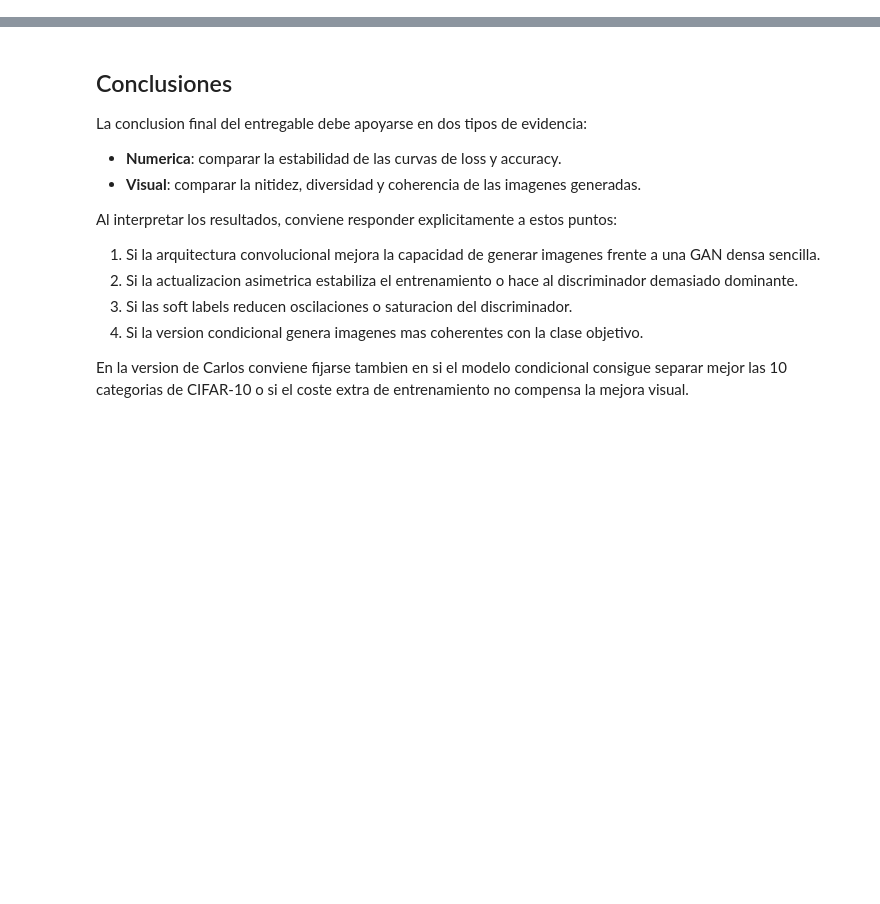
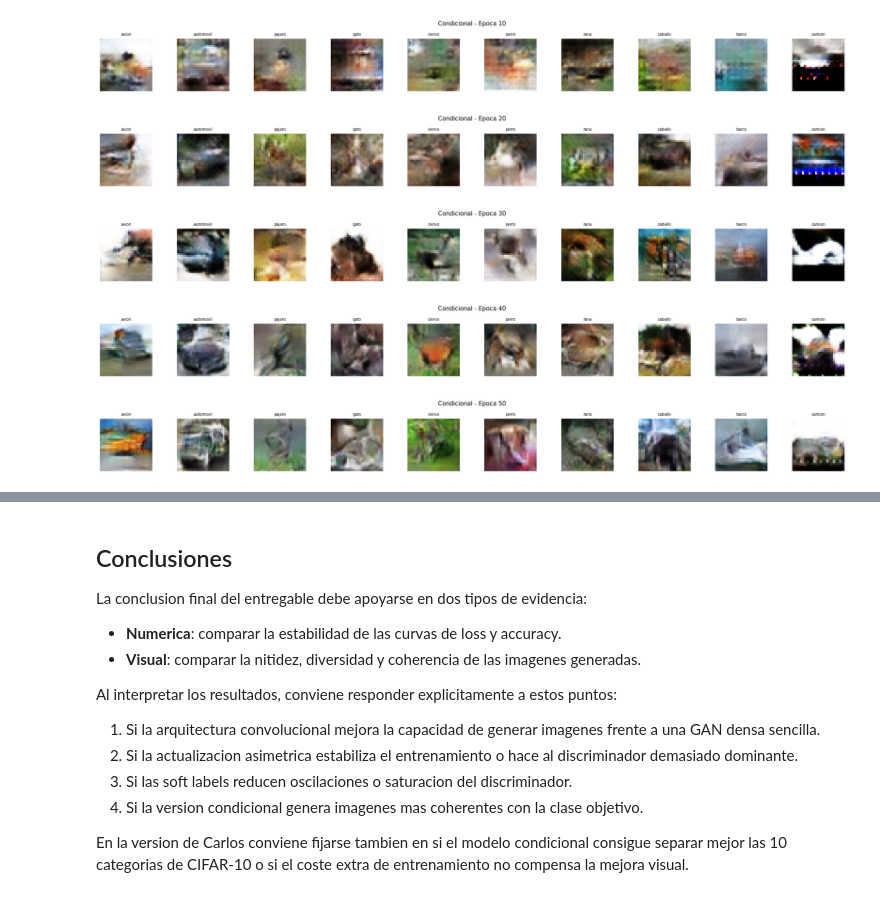
Before and after one commit to rogoraul/Practica4Profundo, a Jupyter notebook: EntregaCarlos/P4_Entregable_Carlos.ipynb, the cells around one changed output, grey strips where cells are left out. Cells and saved outputs as stored; diff of their text form; code cells hidden in the pictures; blank space fills up the shorter version.

```diff
--- a/EntregaCarlos/P4_Entregable_Carlos.ipynb
+++ b/EntregaCarlos/P4_Entregable_Carlos.ipynb
@@ -567,14 +769,17 @@ cond_disc.trainable = False
 
 z_in = Input(shape=(LATENT_DIM,), name='z_in')
 c_in = Input(shape=(NUM_CLASSES,), name='c_in')
-fake_img    = cond_gen([z_in, c_in])
-disc_out    = cond_disc(fake_img)
+fake_img = cond_gen([z_in, c_in])
+disc_out = cond_disc(fake_img)
 
 cond_gan = Model([z_in, c_in], disc_out, name='cond_gan')
+
+# IMPORTANTE: al envolver cond_disc en cond_gan Keras pierde los nombres
+# de los outputs individuales ('real_fake', 'class_pred'). Usamos listas
+# en lugar de dicts para evitar el ValueError de claves no encontradas.
 cond_gan.compile(
-    loss={'real_fake': 'binary_crossentropy',
-          'class_pred': 'sparse_categorical_crossentropy'},
-    loss_weights={'real_fake': 1.0, 'class_pred': 1.0},
+    loss=['binary_crossentropy', 'sparse_categorical_crossentropy'],
+    loss_weights=[1.0, 1.0],
     optimizer=optimizador_gen4
 )
 
@@ -585,10 +790,11 @@ DD_loss_cond = []
 GG_loss_cond = []
 DD_acc_cond  = []
 
-# Creamos el dataset con etiquetas
-dataset_cond = tf.data.Dataset.from_tensor_slices((X_train, y_train)).\
-    shuffle(len(X_train), reshuffle_each_iteration=True).\
-    batch(BATCH_SIZE)
+# Creamos el dataset en CPU para no agotar la VRAM con X_train completo.
+with tf.device('/CPU:0'):
+    dataset_cond = tf.data.Dataset.from_tensor_slices((X_train, y_train)).\
+        shuffle(len(X_train), reshuffle_each_iteration=True).\
+        batch(BATCH_SIZE)
 
 pb = tqdm(range(EPOCHS), desc="Condicional")
 
@@ -636,13 +842,14 @@ for epoch in pb:
         gen_onehot  = np.eye(NUM_CLASSES, dtype=np.float32)[gen_classes]
         noise2      = np.random.normal(0, 1, (2 * bs, LATENT_DIM)).astype(np.float32)
 
-        # El generador quiere enganar: etiquetas 1 (real) para el discriminador
+        # El generador quiere engañar: etiquetas 1 (real) para el discriminador.
+        # Usamos listas para los targets (consistente con el compile en lista).
         y_target_rf  = np.ones((2 * bs, 1), dtype=np.float32)
         y_target_cls = gen_classes
 
         g_metrics = cond_gan.train_on_batch(
             [noise2, gen_onehot],
-            {'real_fake': y_target_rf, 'class_pred': y_target_cls}
+            [y_target_rf, y_target_cls]  # lista en lugar de dict
         )
         g_loss_ep += g_metrics[0]
 
@@ -651,33 +858,39 @@ for epoch in pb:
     d_loss_ep /= n_batches
     d_acc_ep  /= n_batches
     g_loss_ep /= n_batches
 
     DD_loss_cond.append(d_loss_ep)
     GG_loss_cond.append(g_loss_ep)
     DD_acc_cond.append(d_acc_ep)
 
     pb.set_description(
         f"[Cond] G={g_loss_ep:.4f} D={d_loss_ep:.4f} Dacc={d_acc_ep:.3f}")
 
     if (epoch + 1) % 10 == 0:
         # Generamos una imagen por clase
         all_classes = np.eye(NUM_CLASSES, dtype=np.float32)
         noise_show  = np.random.normal(0, 1,
                                        (NUM_CLASSES, LATENT_DIM)).astype(np.float32)
         imgs_show   = cond_gen.predict([noise_show, all_classes], verbose=0)
         imgs_show   = (imgs_show + 1.0) / 2.0
         imgs_show   = np.clip(imgs_show, 0, 1)
 
         fig, axes = plt.subplots(1, NUM_CLASSES, figsize=(2 * NUM_CLASSES, 2))
         fig.suptitle(f"Condicional - Epoca {epoch+1}", fontsize=11)
         for ax, img, lbl in zip(axes, imgs_show, CIFAR10_LABELS):
             ax.imshow(img)
             ax.set_title(lbl, fontsize=7)
             ax.axis('off')
         plt.tight_layout()
         plt.show()
 
 cond_disc.trainable = True
+# %% [output]
+[figure, added]
+[figure, added]
+[figure, added]
+[figure, added]
+[figure, added]
 # %%
 # - Comparacion de las cuatro estrategias -
 # Graficamos conjuntamente la evolucion de las perdidas del discriminador
```
Also changed, not shown: parts of 13 cells of this notebook, 2 other files.
